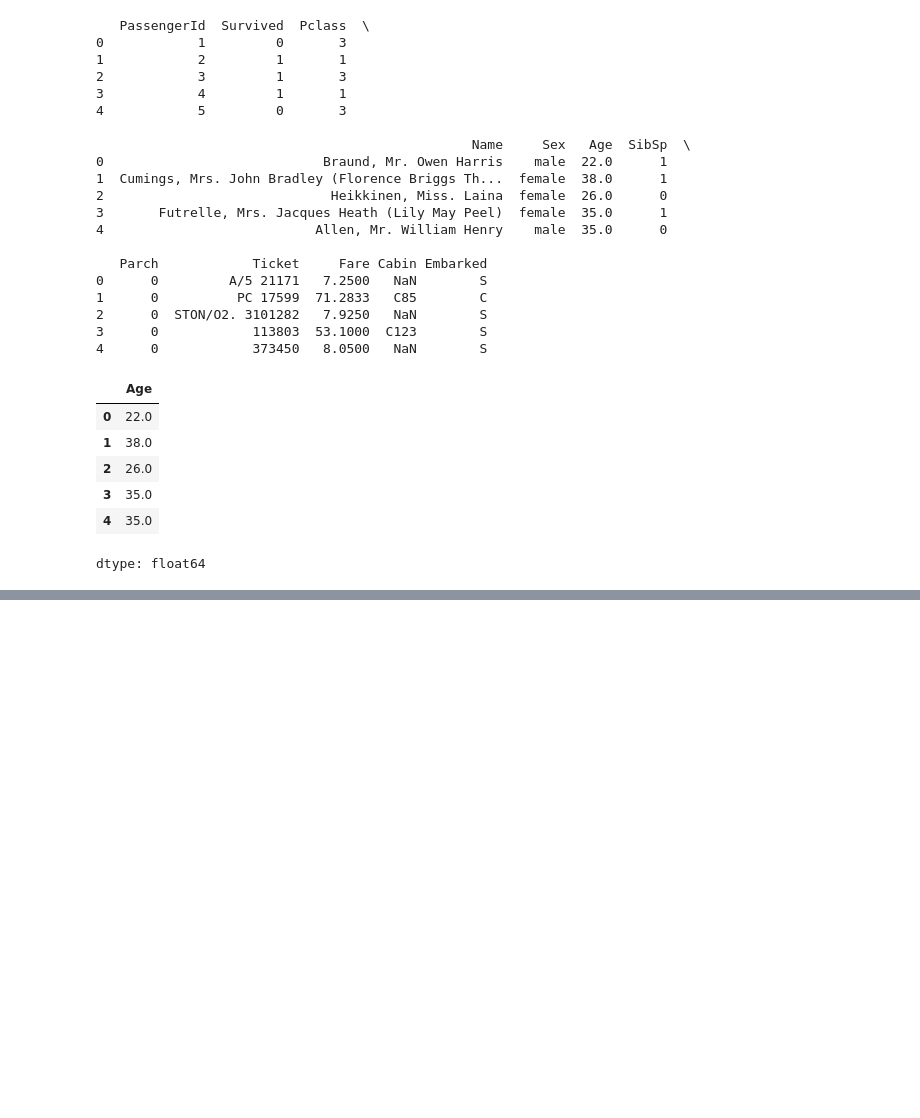
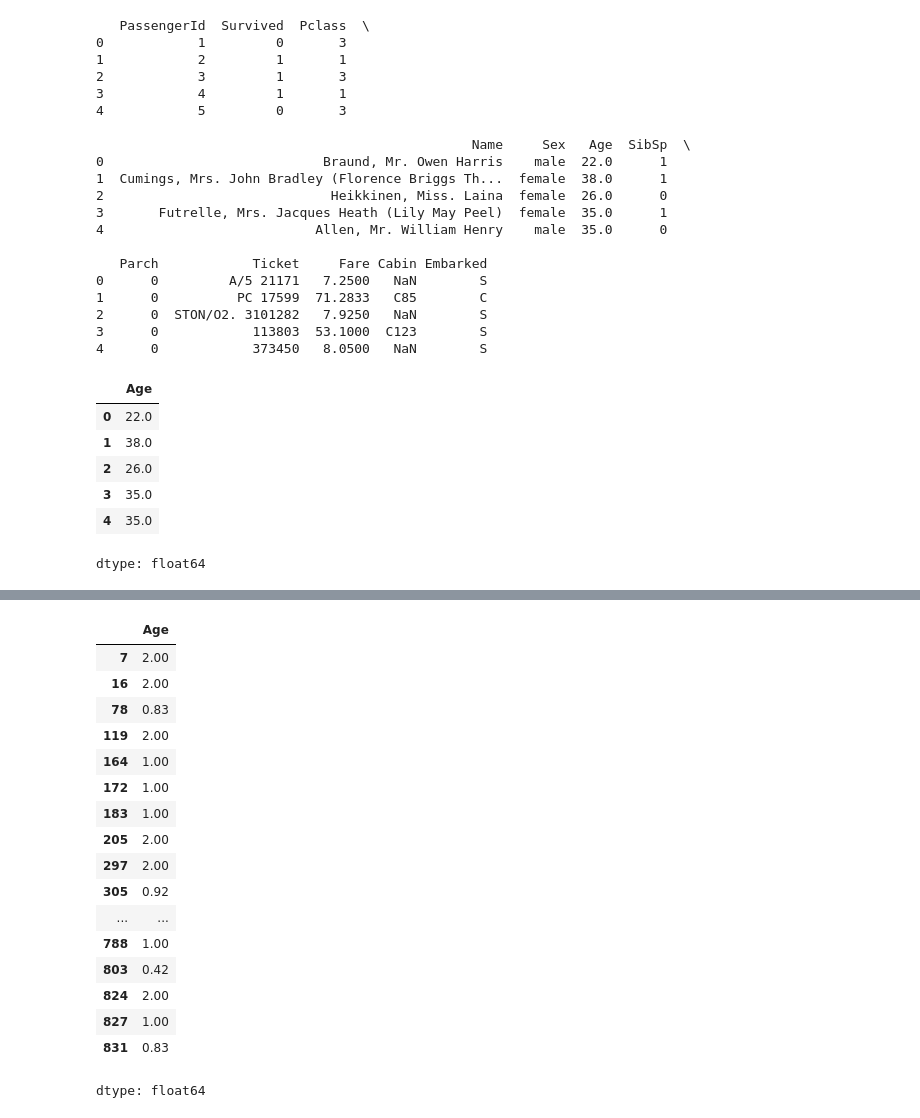
Before and after one commit to thealbayrak/dataanalysis, a Jupyter notebook: courses/udacity_intro_to_tensorflow_for_deep_learning/l01c01_introduction_to_colab_and_python.ipynb, the cells around one changed output, grey strips where cells are left out. Drawn from its saved outputs; the diff is of its cells as text; code cells hidden in the pictures; blank space fills up the shorter version.

```diff
--- a/courses/udacity_intro_to_tensorflow_for_deep_learning/l01c01_introduction_to_colab_and_python.ipynb
+++ b/courses/udacity_intro_to_tensorflow_for_deep_learning/l01c01_introduction_to_colab_and_python.ipynb
@@ -81,0 +110,4 @@ dtype: float64
+# %%
+Q1=yas_dolu_veri_seti.quantile(0.25)
+# %%
+Q3=yas_dolu_veri_seti.quantile(0.75)
@@ -81,0 +121,21 @@ dtype: float64
+# %%
+yas_dolu_veri_seti[yas_dolu_veri_seti<alt_sınır]
+# %% [output]
+|  | Age |
+| 7 | 2.00 |
+| 16 | 2.00 |
+| 78 | 0.83 |
+| 119 | 2.00 |
+| 164 | 1.00 |
+| 172 | 1.00 |
+| 183 | 1.00 |
+| 205 | 2.00 |
+| 297 | 2.00 |
+| 305 | 0.92 |
+| ... | ... |
+| 788 | 1.00 |
+| 803 | 0.42 |
+| 824 | 2.00 |
+| 827 | 1.00 |
+| 831 | 0.83 |
+dtype: float64
```
Also changed, not shown: parts of 9 cells of this notebook.
